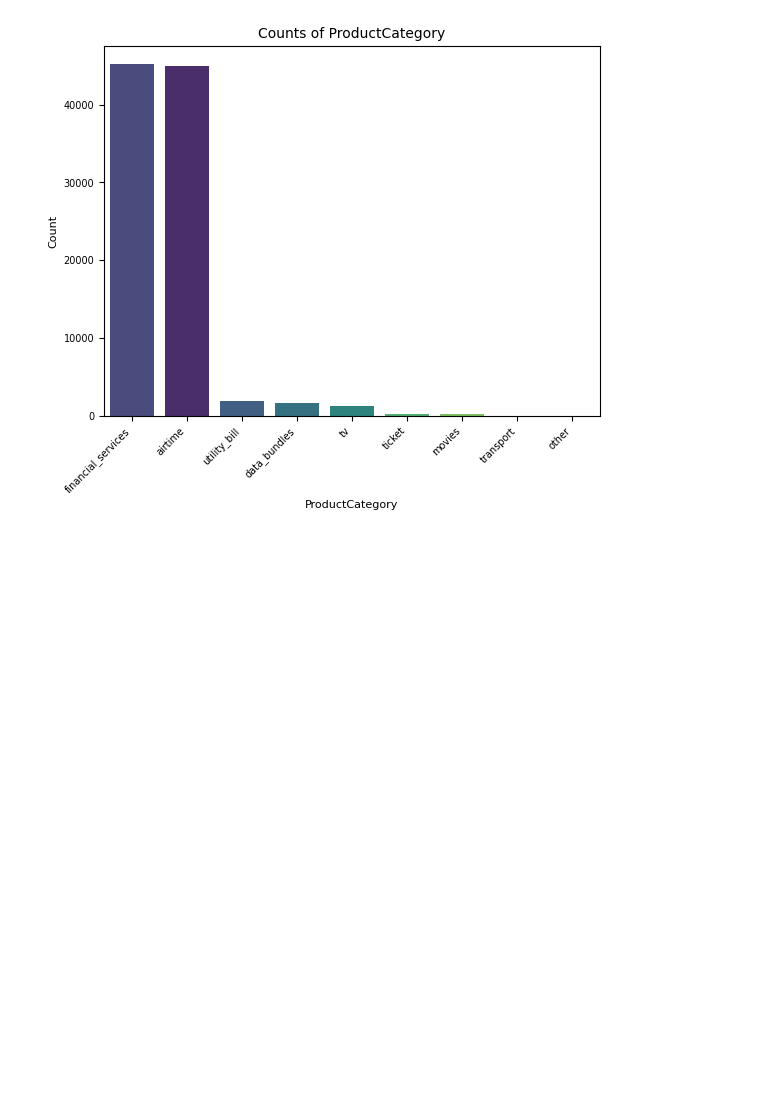
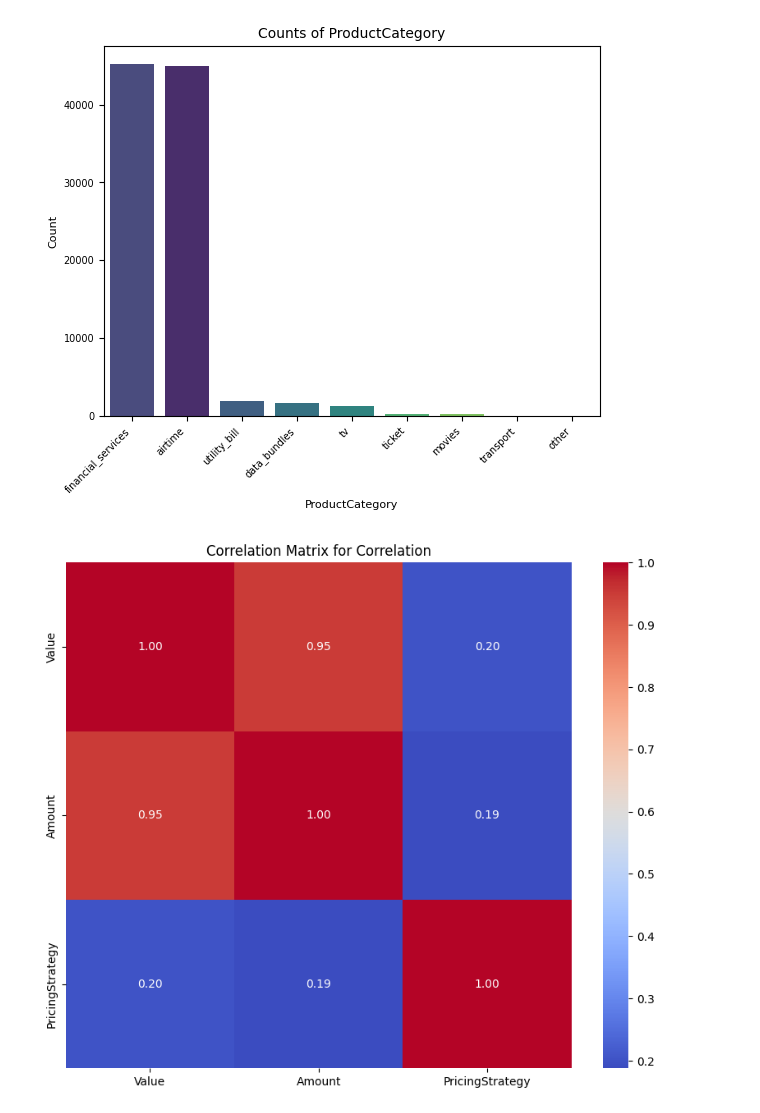
Before and after one commit to mikek1337/Credit-Risk-Probability-Model-for-Alternative-Data-week5, a Jupyter notebook: notebooks/eda.ipynb, the cells around one changed output. Saved outputs shown, nothing was run; the diff lists cells and outputs as text; code cells hidden in the pictures; blank space fills up the shorter version.

```diff
--- a/notebooks/eda.ipynb
+++ b/notebooks/eda.ipynb
@@ -145,3 +145,7 @@ plot_histogram(data, ['PricingStrategy', 'FraudResult','CountryCode', 'ProductCa
 [figure]
 [figure]
 [figure]
+# %%
+correlation_matrix(data, ['Value', 'Amount','PricingStrategy'], 'Correlation')
+# %% [output]
+[figure, added]
```
Also changed, not shown: parts of 2 cells of this notebook.
